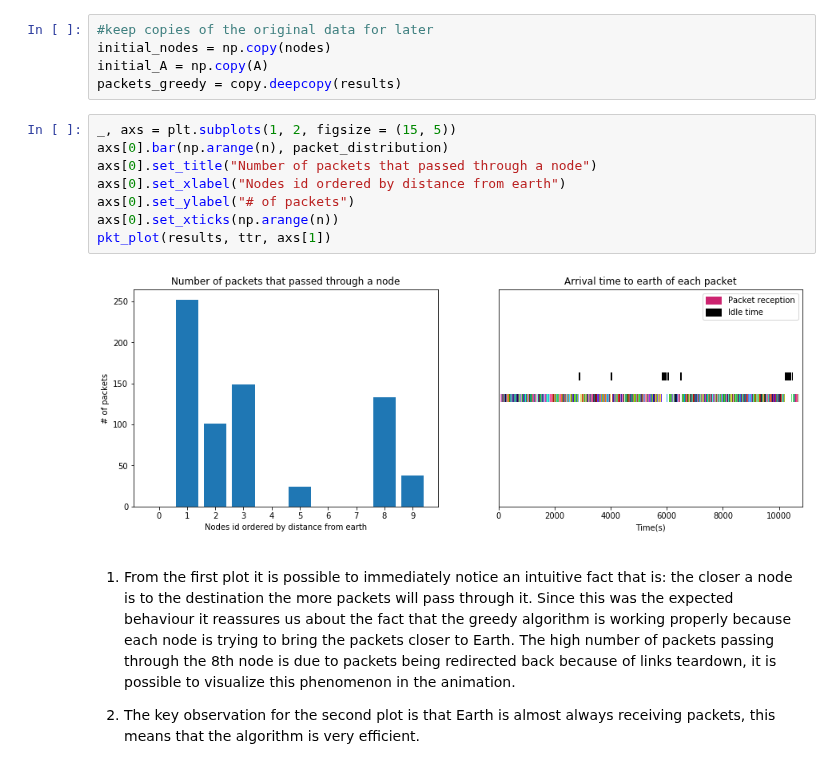
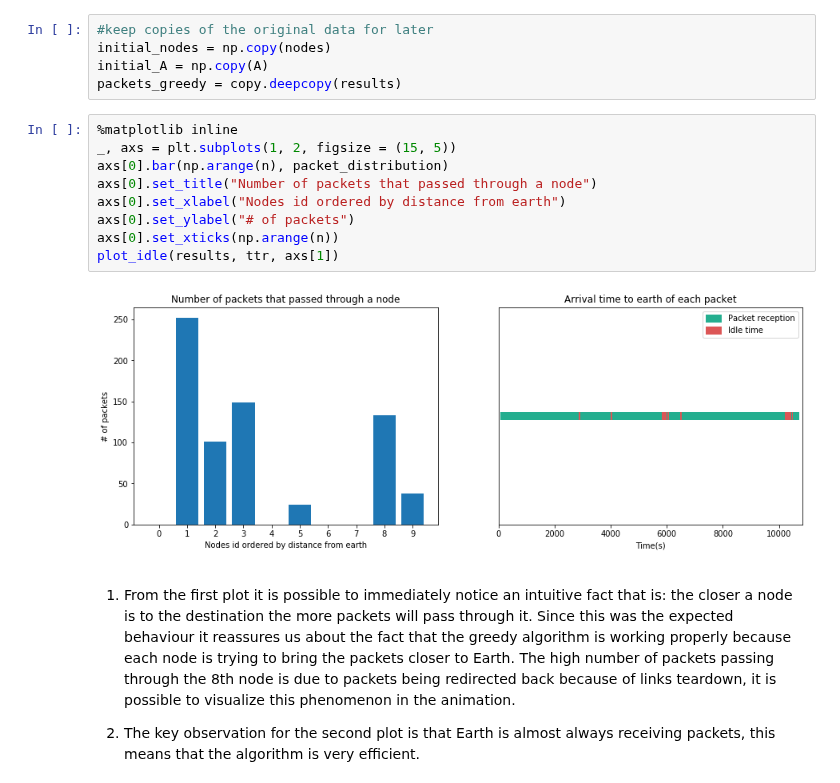
Before and after one commit to PhysicsOfData/LCP_projects_Y2, a Jupyter notebook: Project.ipynb, the cells around one changed output. Cells and saved outputs as stored; diff of their text form.

Commit message:
Restyling
changed colors in some plots

```diff
--- a/Project.ipynb
+++ b/Project.ipynb
@@ -241,15 +236,16 @@ initial_nodes = np.copy(nodes)
 initial_A = np.copy(A)
 packets_greedy = copy.deepcopy(results)
 # %%
+%matplotlib inline
 _, axs = plt.subplots(1, 2, figsize = (15, 5))
 axs[0].bar(np.arange(n), packet_distribution)
 axs[0].set_title("Number of packets that passed through a node")
 axs[0].set_xlabel("Nodes id ordered by distance from earth")
 axs[0].set_ylabel("# of packets")
 axs[0].set_xticks(np.arange(n))
-pkt_plot(results, ttr, axs[1])
+plot_idle(results, ttr, axs[1])
 # %% [output]
-[figure, old version]
+[figure, new version]
 # %% [markdown]
 1) From the first plot it is possible to immediately notice an intuitive fact that is:
  the closer a node is to the destination the more packets will pass through it. Since this was the expected behaviour it reassures us about the fact that the greedy algorithm is working properly because each node is trying to bring the packets closer to Earth.
```
Also changed, not shown: parts of 5 cells of this notebook, 3 other files.
